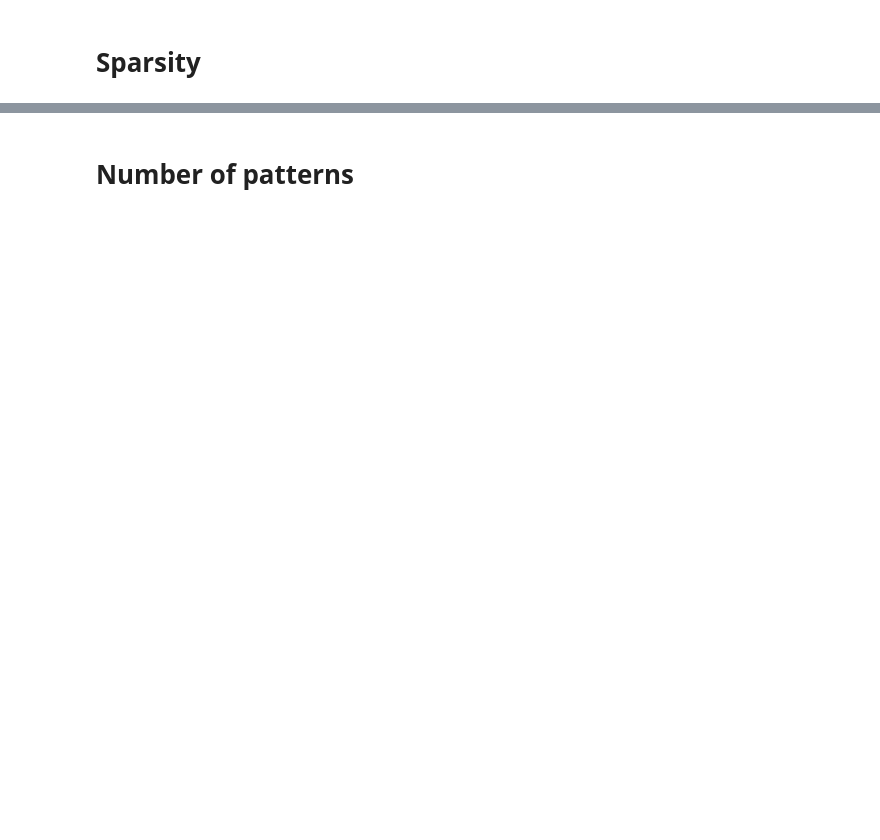
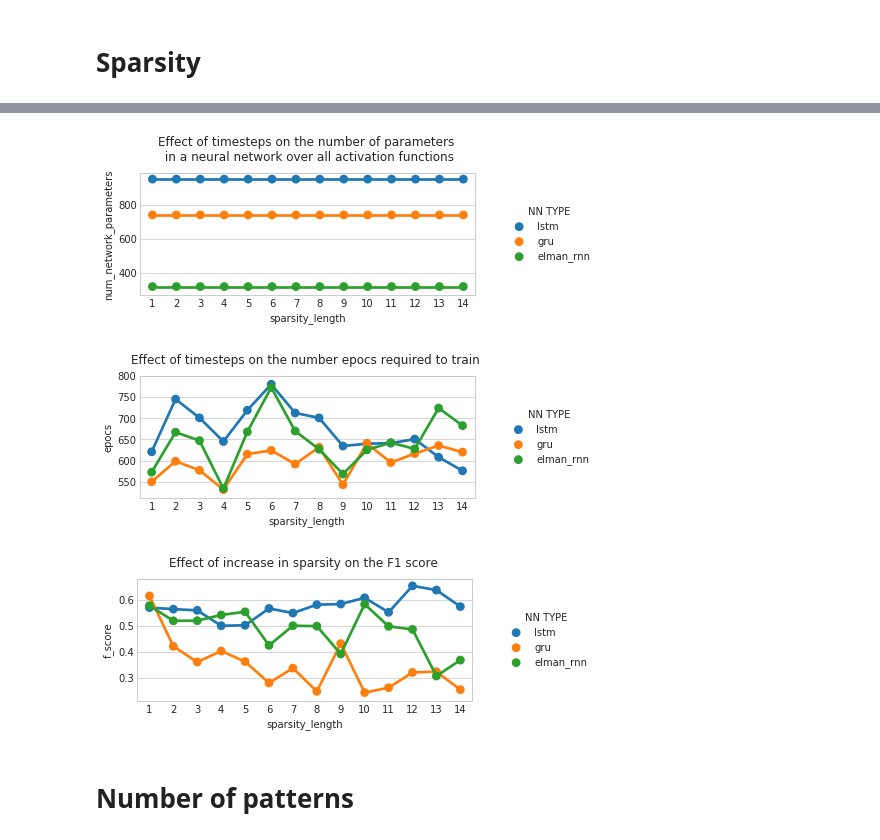
Before and after one commit to thesneakysneak/memory_capacity_retention_rnns, a Jupyter notebook: Notebooks/ExperimentAnalysis.ipynb, the cells around one changed output, grey strips where cells are left out. Cells and saved outputs as stored; diff of their text form; code cells hidden in the pictures; blank space fills up the shorter version.

```diff
--- a/Notebooks/ExperimentAnalysis.ipynb
+++ b/Notebooks/ExperimentAnalysis.ipynb
@@ -341,2 +329,34 @@ d["output_set"] = split_line
+# %%
+# plt.legend()
+filter_col = "network_type"
+
+plot_by_filter(x_col="sparsity_length",
+               y_col="num_network_parameters",
+               x_label='Sparsity',
+               y_label='Number of network parameters',
+               title="Effect of timesteps on the number of parameters " +
+                       "\n in a neural network over all activation functions",
+               hue="network_type",
+              filter_col=filter_col, filter_val=None, df=df)
+
+plot_by_filter(x_col="sparsity_length",
+               y_col="epocs",
+               x_label='Sparsity',
+               y_label='Number of EPOCS to train network',
+               title="Effect of timesteps on the number epocs required to train ",
+               hue="network_type",
+              filter_col=filter_col, filter_val=None, df=df)
+
+plot_by_filter(x_col="sparsity_length",
+               y_col="f_score",
+               x_label='Sparsity',
+               y_label='F1-score of the neural network',
+               title="Effect of increase in sparsity on the F1 score ",
+               hue="network_type",
+              filter_col=filter_col, filter_val=None, df=df)
+# %% [output]
+[figure, added]
+[figure, added]
+[figure, added]
 # %% [markdown]
 # Number of patterns
```
Also changed, not shown: parts of 17 cells of this notebook, 1 other file.
